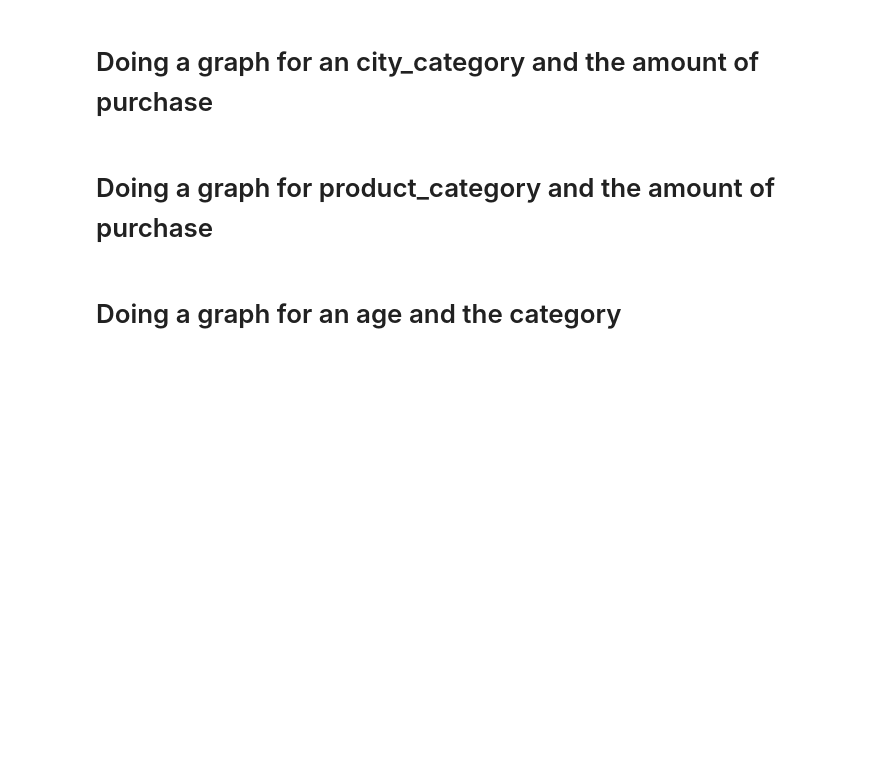
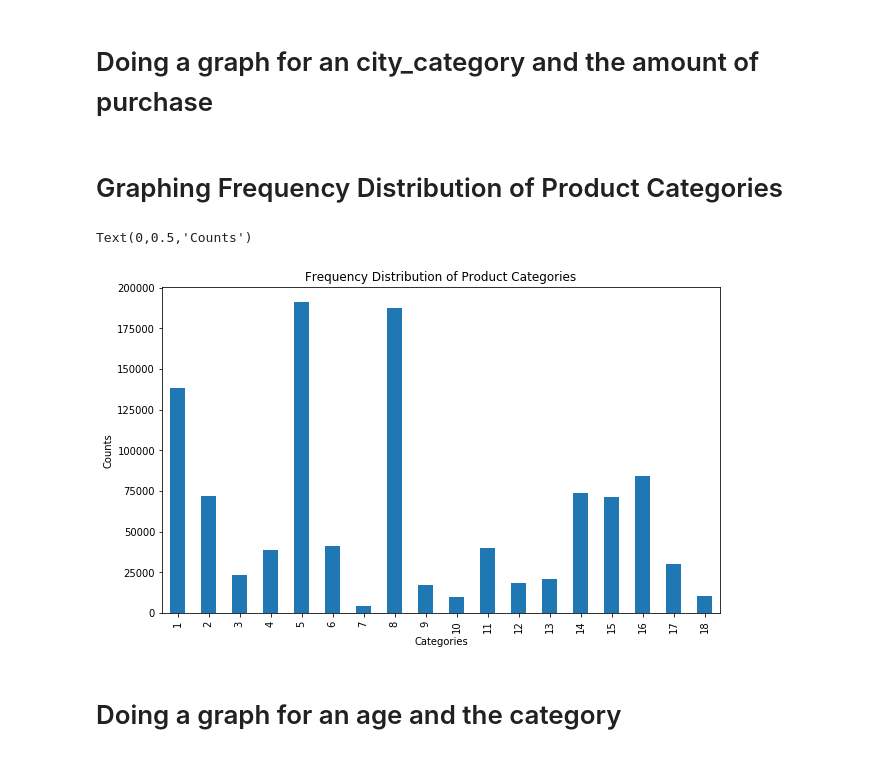
Before and after one commit to mtruon11/Black-Friday-Analysis, a Jupyter notebook: Black-Friday-Analysis.ipynb, the cells around one changed output. Saved outputs shown, nothing was run; the diff lists cells and outputs as text; code cells hidden in the pictures; blank space fills up the shorter version.

Commit message:
Freq Dist of Category

```diff
--- a/Black-Friday-Analysis.ipynb
+++ b/Black-Friday-Analysis.ipynb
@@ -241,8 +254,21 @@ freq_purchase.head()
 # Doing a graph for an age and the amount of purchase
 # %% [markdown]
 # Doing a graph for an city_category and the amount of purchase
-# %% [markdown]
-# Doing a graph for product_category and the amount of purchase
+# %% [markdown]
+# Graphing Frequency Distribution of Product Categories
+# %%
+# Create a frequency table of Product_Category from category_table
+freq_category = category_table.groupby('Product_Category').count()
+freq_category.drop(['Product_ID'], axis=1).reset_index(level=0, inplace=True)
+# Plotting the distribution with bar chart
+ax=freq_category.plot(kind='bar', legend=False, figsize=(10,6))
+ax.set_xticklabels(range(1,19))
+ax.set_title("Frequency Distribution of Product Categories")
+ax.set_xlabel("Categories")
+ax.set_ylabel("Counts")
+# %% [output]
+Text(0,0.5,'Counts')
+[figure, added]
 # %% [markdown]
 # Doing a graph for an age and the category
 # %% [markdown]
```
Also changed, not shown: parts of 3 cells of this notebook.
